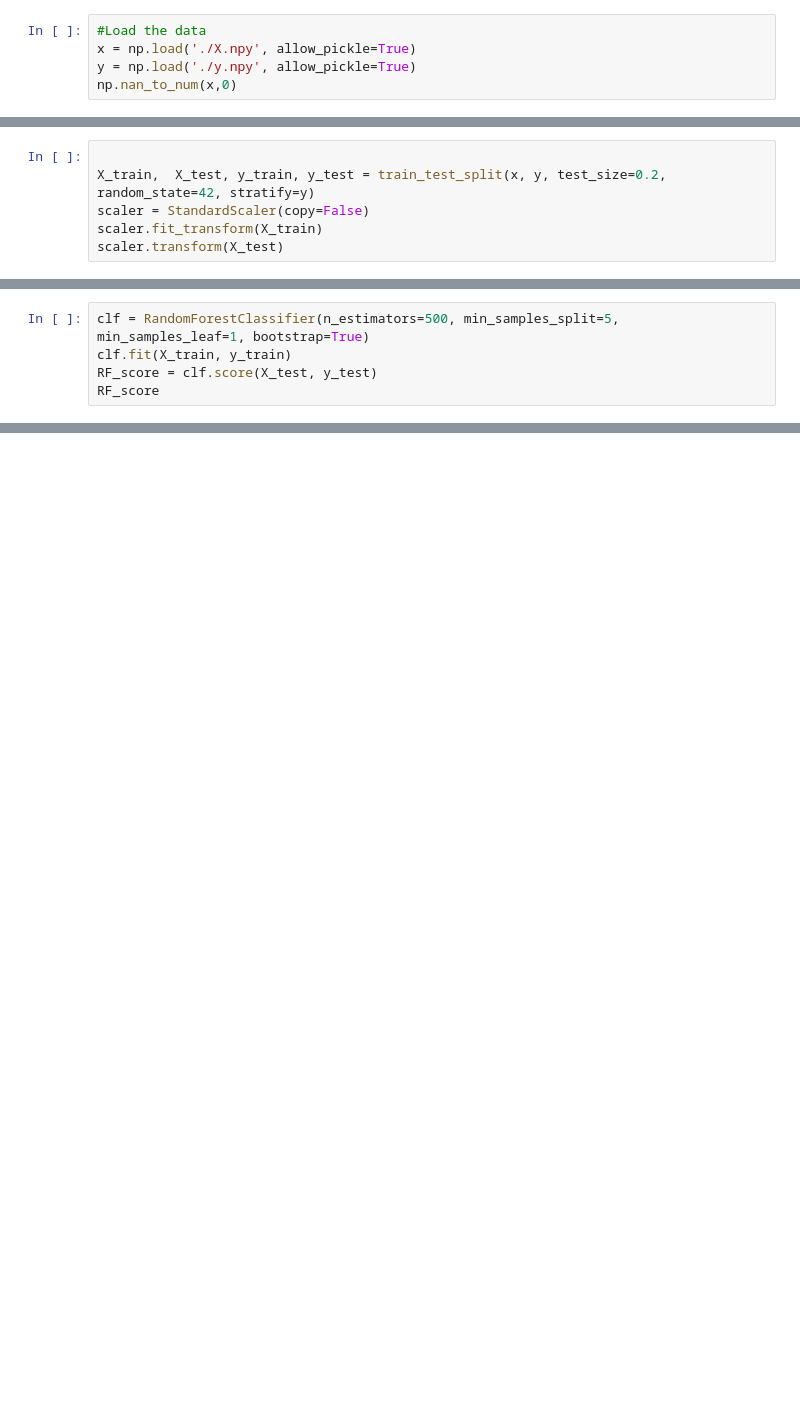
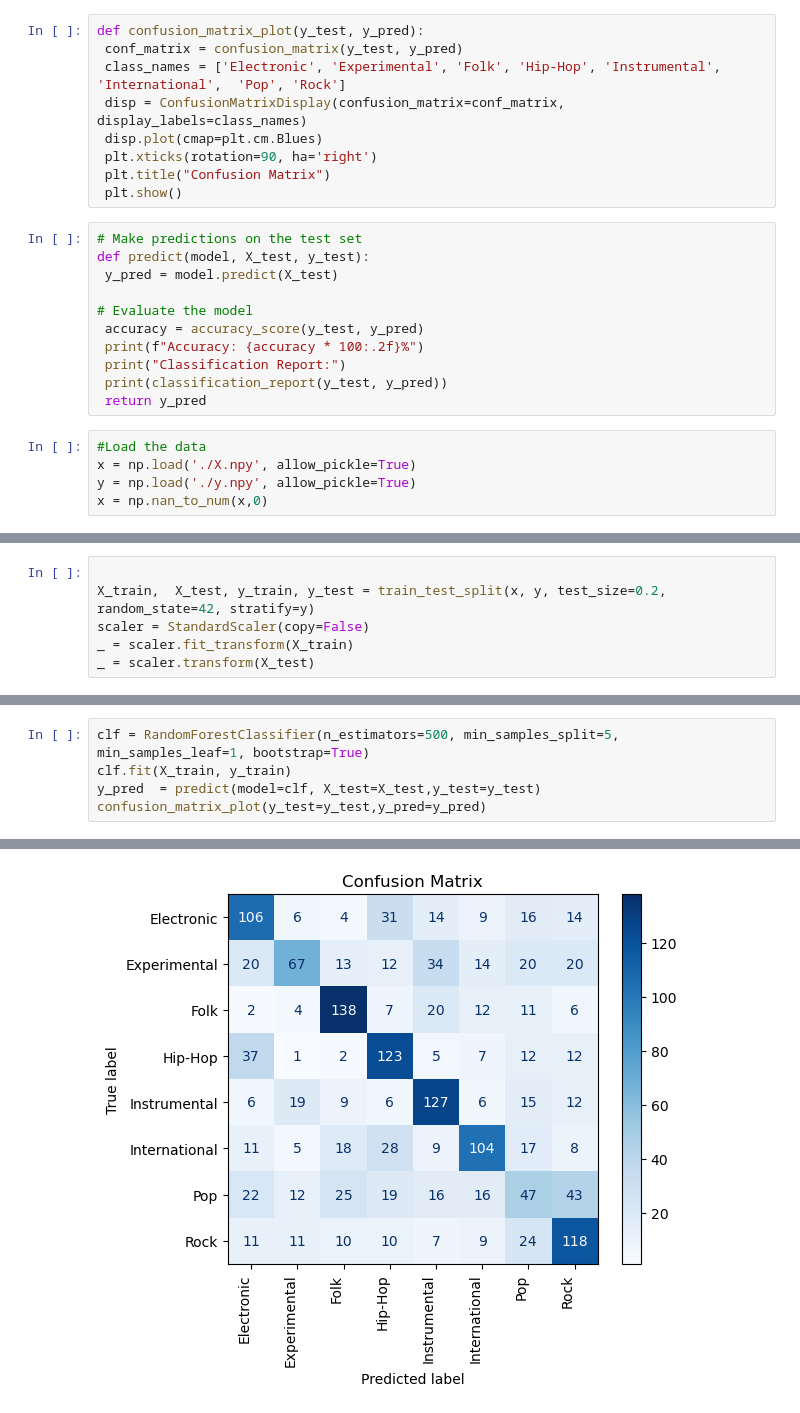
Before and after one commit to hishamad/Music-Genre-Classification, a Jupyter notebook: allmodels.ipynb, the cells around one changed output, grey strips where cells are left out. Saved outputs shown, nothing was run; the diff lists cells and outputs as text; blank space fills up the shorter version.

```diff
--- a/allmodels.ipynb
+++ b/allmodels.ipynb
@@ -12,5 +13,25 @@ from sklearn.svm import SVC
+# %%
+def confusion_matrix_plot(y_test, y_pred):
+ conf_matrix = confusion_matrix(y_test, y_pred)
+ class_names = ['Electronic', 'Experimental', 'Folk', 'Hip-Hop', 'Instrumental', 'International',  'Pop', 'Rock']
+ disp = ConfusionMatrixDisplay(confusion_matrix=conf_matrix, display_labels=class_names)
+ disp.plot(cmap=plt.cm.Blues)
+ plt.xticks(rotation=90, ha='right')
+ plt.title("Confusion Matrix")
+ plt.show()
+# %%
+# Make predictions on the test set
+def predict(model, X_test, y_test):
+ y_pred = model.predict(X_test)
+
+# Evaluate the model
+ accuracy = accuracy_score(y_test, y_pred)
+ print(f"Accuracy: {accuracy * 100:.2f}%")
+ print("Classification Report:")
+ print(classification_report(y_test, y_pred))
+ return y_pred
 # %%
 #Load the data
 x = np.load('./X.npy', allow_pickle=True)
 y = np.load('./y.npy', allow_pickle=True)
-np.nan_to_num(x,0)
+x = np.nan_to_num(x,0)
@@ -32,5 +39,5 @@ array([[ 7.23267436e-01,  9.76336300e-02,  3.12463820e-01, ...,
 
 X_train,  X_test, y_train, y_test = train_test_split(x, y, test_size=0.2, random_state=42, stratify=y)
 scaler = StandardScaler(copy=False)
-scaler.fit_transform(X_train)
-scaler.transform(X_test)
+_ = scaler.fit_transform(X_train)
+_ = scaler.transform(X_test)
@@ -51,6 +44,6 @@ array([[-1.55903719, -2.01222421, -2.38413709, ...,  0.29421861,
 # %%
 clf = RandomForestClassifier(n_estimators=500, min_samples_split=5, min_samples_leaf=1, bootstrap=True)
 clf.fit(X_train, y_train)
-RF_score = clf.score(X_test, y_test)
-RF_score
+y_pred  = predict(model=clf, X_test=X_test,y_test=y_test)
+confusion_matrix_plot(y_test=y_test,y_pred=y_pred)
 # %% [output]
@@ -58,3 +66,4 @@ RF_score
+[figure, added]
 # %%
 clf = SVC(kernel='rbf')
 clf.fit(X_train, y_train)
```
Also changed, not shown: parts of 10 cells of this notebook.
